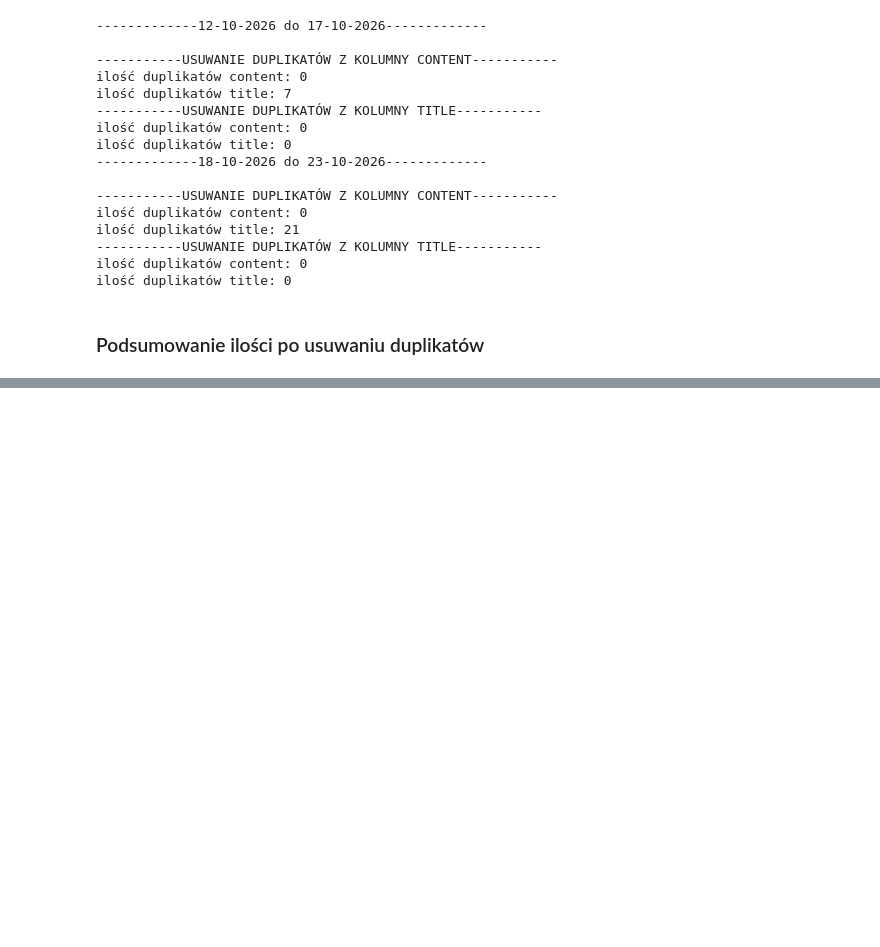
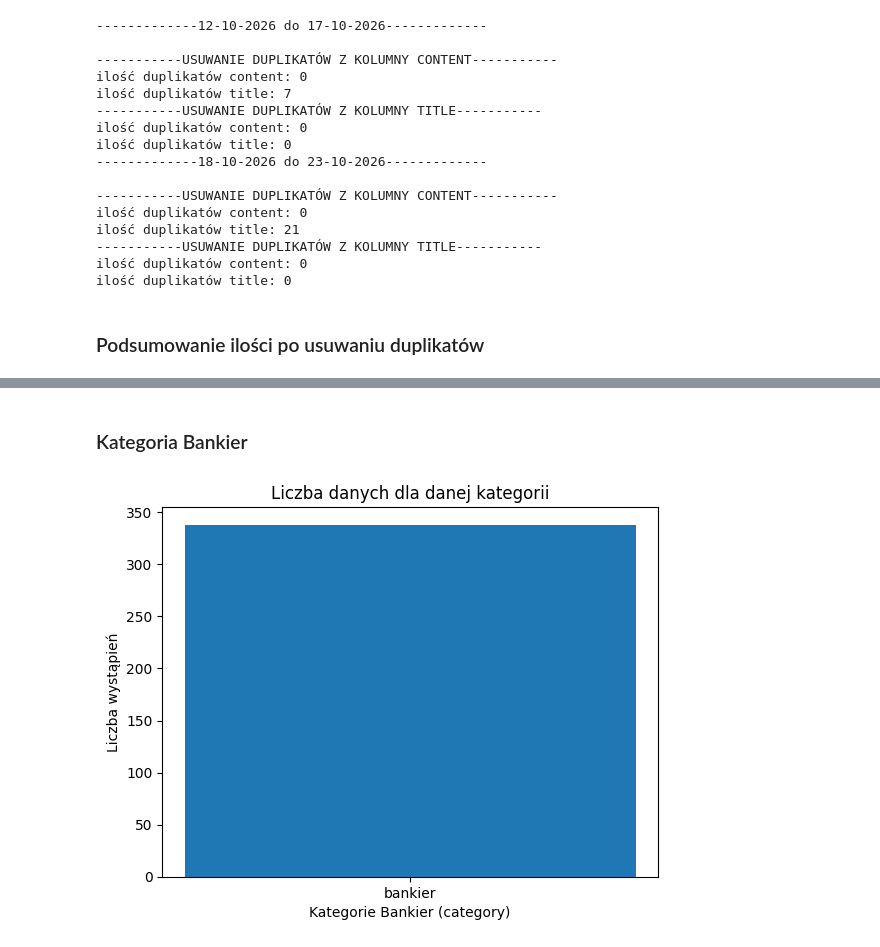
Before and after one commit to IgorCzarnoglowski/Engineering-Thesis, a Jupyter notebook: notebooks/raw_EDA.ipynb, the cells around one changed output, grey strips where cells are left out. Saved outputs shown, nothing was run; the diff lists cells and outputs as text; code cells hidden in the pictures; blank space fills up the shorter version.

```diff
--- a/notebooks/raw_EDA.ipynb
+++ b/notebooks/raw_EDA.ipynb
@@ -217,0 +277,12 @@ source: 499
+# %% [markdown]
+### Kategoria Bankier
+# %%
+counts = compacted_data[compacted_data['source'] == 'bankier']['category'].value_counts()
+
+plt.bar(x=counts.index, height=counts.values)
+plt.xlabel('Kategorie Bankier (category)')
+plt.ylabel('Liczba wystąpień')
+plt.title('Liczba danych dla danej kategorii')
+plt.show()
+# %% [output]
+[figure, added]
```
Also changed, not shown: parts of 13 cells of this notebook.
